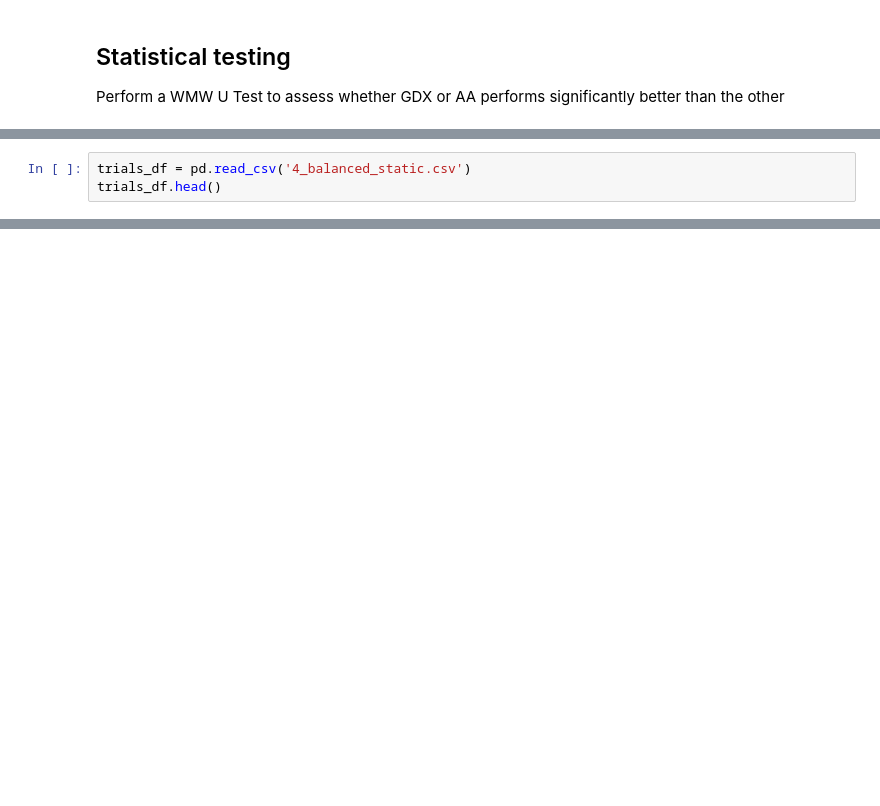
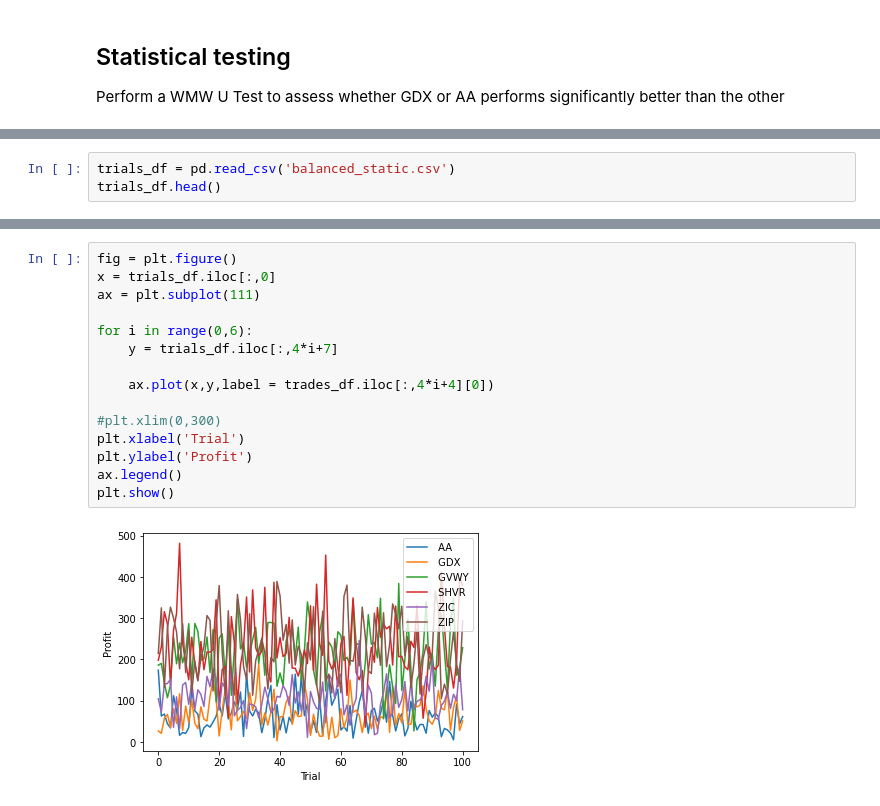
Before and after one commit to janderson3435/CA3-Experiment-Design-and-Hypothesis-Testing, a Jupyter notebook: CA3-Notebook-JA.ipynb, the cells around one changed output, grey strips where cells are left out. Cells and saved outputs as stored; diff of their text form; blank space fills up the shorter version.

```diff
--- a/CA3-Notebook-JA.ipynb
+++ b/CA3-Notebook-JA.ipynb
@@ -264,4 +260,4 @@ sp.wilcoxon()
 # %%
-trials_df = pd.read_csv('4_balanced_static.csv')
+trials_df = pd.read_csv('balanced_static.csv')
 trials_df.head()
 # %% [output]
@@ -268,0 +271,17 @@ FileNotFoundError: [Errno 2] No such file or directory: '4_balanced_static.csv'
+# %%
+fig = plt.figure()
+x = trials_df.iloc[:,0]
+ax = plt.subplot(111)
+
+for i in range(0,6):
+    y = trials_df.iloc[:,4*i+7]
+
+    ax.plot(x,y,label = trades_df.iloc[:,4*i+4][0])
+
+#plt.xlim(0,300)
+plt.xlabel('Trial')
+plt.ylabel('Profit')
+ax.legend()
+plt.show()
+# %% [output]
+[figure, added]
```
Also changed, not shown: parts of 9 cells of this notebook, 3 other files.
